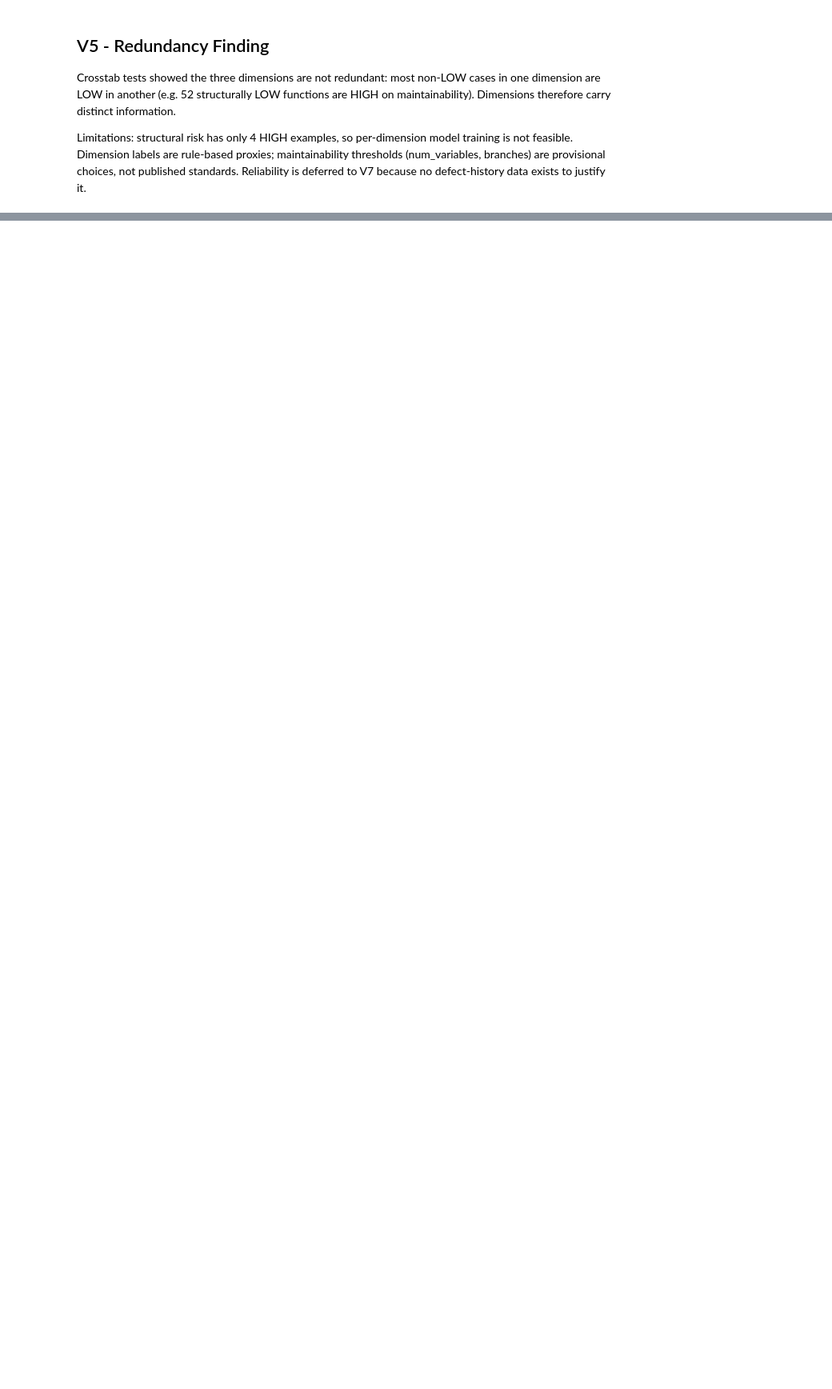
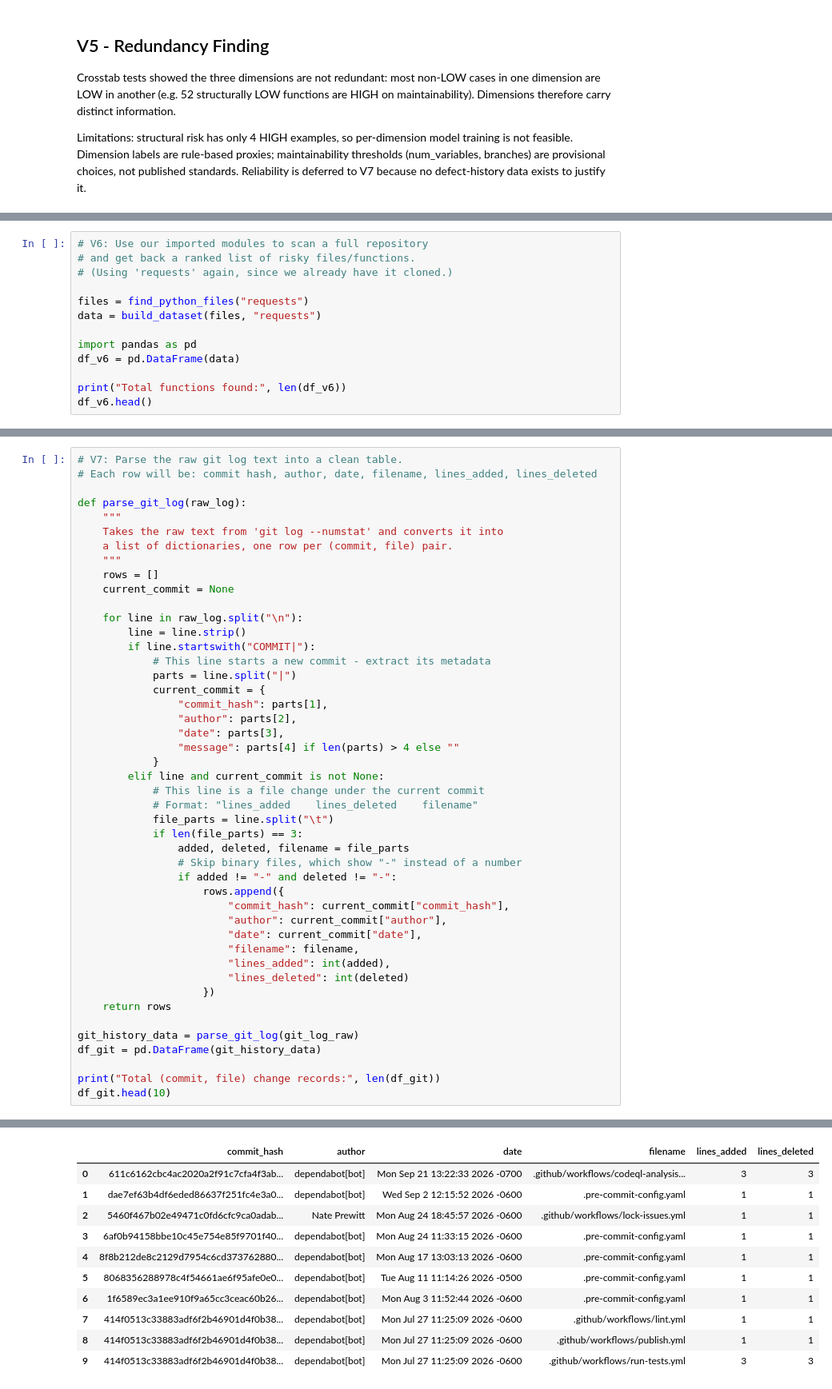
Before and after one commit to latikadhami05/ai-code-quality-risk-intelligence, a Jupyter notebook: notebooks/AI_Code_Quality_Risk_Intelligence_V1_to_V12.ipynb, the cells around one changed output, grey strips where cells are left out. Shown at 80% size. Drawn from its saved outputs; the diff is of its cells as text; blank space fills up the shorter version.

```diff
--- a/notebooks/AI_Code_Quality_Risk_Intelligence_V1_to_V12.ipynb
+++ b/notebooks/AI_Code_Quality_Risk_Intelligence_V1_to_V12.ipynb
@@ -1346,0 +1375,13 @@ CODE QUALITY PROFILE - get_help_extra()
+# %%
+# V6: Use our imported modules to scan a full repository
+# and get back a ranked list of risky files/functions.
+# (Using 'requests' again, since we already have it cloned.)
+
+files = find_python_files("requests")
+data = build_dataset(files, "requests")
+
+import pandas as pd
+df_v6 = pd.DataFrame(data)
+
+print("Total functions found:", len(df_v6))
+df_v6.head()
@@ -1346,0 +1665,47 @@ CODE QUALITY PROFILE - get_help_extra()
+# %%
+# V7: Parse the raw git log text into a clean table.
+# Each row will be: commit hash, author, date, filename, lines_added, lines_deleted
+
+def parse_git_log(raw_log):
+    """
+    Takes the raw text from 'git log --numstat' and converts it into
+    a list of dictionaries, one row per (commit, file) pair.
+    """
+    rows = []
+    current_commit = None
+
+    for line in raw_log.split("\n"):
+        line = line.strip()
+        if line.startswith("COMMIT|"):
+            # This line starts a new commit - extract its metadata
+            parts = line.split("|")
+            current_commit = {
+                "commit_hash": parts[1],
+                "author": parts[2],
+                "date": parts[3],
+                "message": parts[4] if len(parts) > 4 else ""
+            }
+        elif line and current_commit is not None:
+            # This line is a file change under the current commit
+            # Format: "lines_added    lines_deleted    filename"
+            file_parts = line.split("\t")
+            if len(file_parts) == 3:
+                added, deleted, filename = file_parts
+                # Skip binary files, which show "-" instead of a number
+                if added != "-" and deleted != "-":
+                    rows.append({
+                        "commit_hash": current_commit["commit_hash"],
+                        "author": current_commit["author"],
+                        "date": current_commit["date"],
+                        "filename": filename,
+                        "lines_added": int(added),
+                        "lines_deleted": int(deleted)
+                    })
+    return rows
+
+git_history_data = parse_git_log(git_log_raw)
+df_git = pd.DataFrame(git_history_data)
+
+print("Total (commit, file) change records:", len(df_git))
+df_git.head(10)
+# %% [output]
@@ -1346,0 +1713,11 @@ CODE QUALITY PROFILE - get_help_extra()
+|  | commit_hash | author | date | filename | lines_added | lines_deleted |
+| 0 | 611c6162cbc4ac2020a2f91c7cfa4f3ab... | dependabot[bot] | Mon Sep 21 13:22:33 2026 -0700 | .github/workflows/codeql-analysis... | 3 | 3 |
+| 1 | dae7ef63b4df6eded86637f251fc4e3a0... | dependabot[bot] | Wed Sep 2 12:15:52 2026 -0600 | .pre-commit-config.yaml | 1 | 1 |
+| 2 | 5460f467b02e49471c0fd6cfc9ca0adab... | Nate Prewitt | Mon Aug 24 18:45:57 2026 -0600 | .github/workflows/lock-issues.yml | 1 | 1 |
+| 3 | 6af0b94158bbe10c45e754e85f9701f40... | dependabot[bot] | Mon Aug 24 11:33:15 2026 -0600 | .pre-commit-config.yaml | 1 | 1 |
+| 4 | 8f8b212de8c2129d7954c6cd373762880... | dependabot[bot] | Mon Aug 17 13:03:13 2026 -0600 | .pre-commit-config.yaml | 1 | 1 |
+| 5 | 8068356288978c4f54661ae6f95afe0e0... | dependabot[bot] | Tue Aug 11 11:14:26 2026 -0500 | .pre-commit-config.yaml | 1 | 1 |
+| 6 | 1f6589ec3a1ee910f9a65cc3ceac60b26... | dependabot[bot] | Mon Aug 3 11:52:44 2026 -0600 | .pre-commit-config.yaml | 1 | 1 |
+| 7 | 414f0513c33883adf6f2b46901d4f0b38... | dependabot[bot] | Mon Jul 27 11:25:09 2026 -0600 | .github/workflows/lint.yml | 1 | 1 |
+| 8 | 414f0513c33883adf6f2b46901d4f0b38... | dependabot[bot] | Mon Jul 27 11:25:09 2026 -0600 | .github/workflows/publish.yml | 1 | 1 |
+| 9 | 414f0513c33883adf6f2b46901d4f0b38... | dependabot[bot] | Mon Jul 27 11:25:09 2026 -0600 | .github/workflows/run-tests.yml | 3 | 3 |
```
Also changed, not shown: parts of 58 cells of this notebook.
